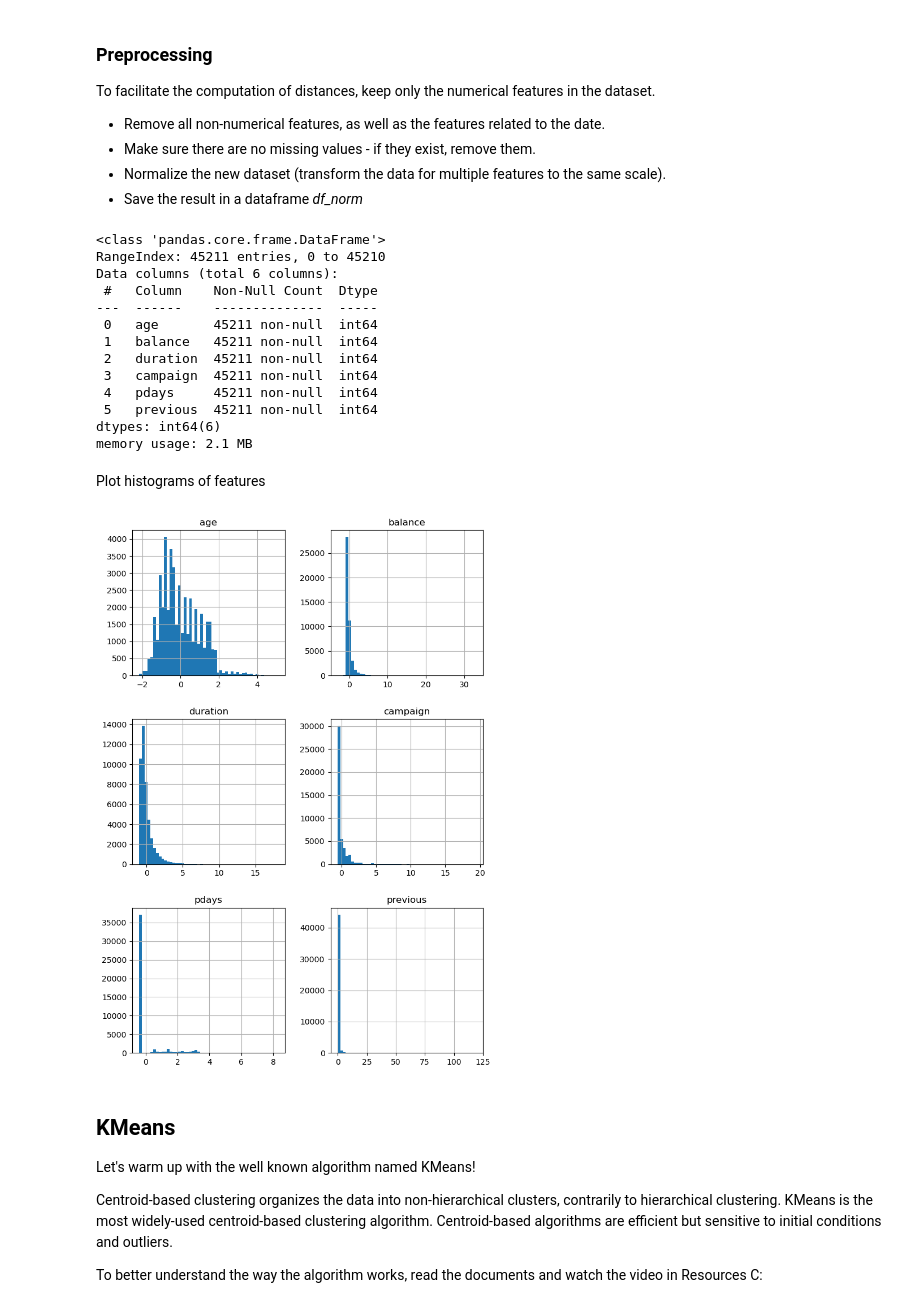
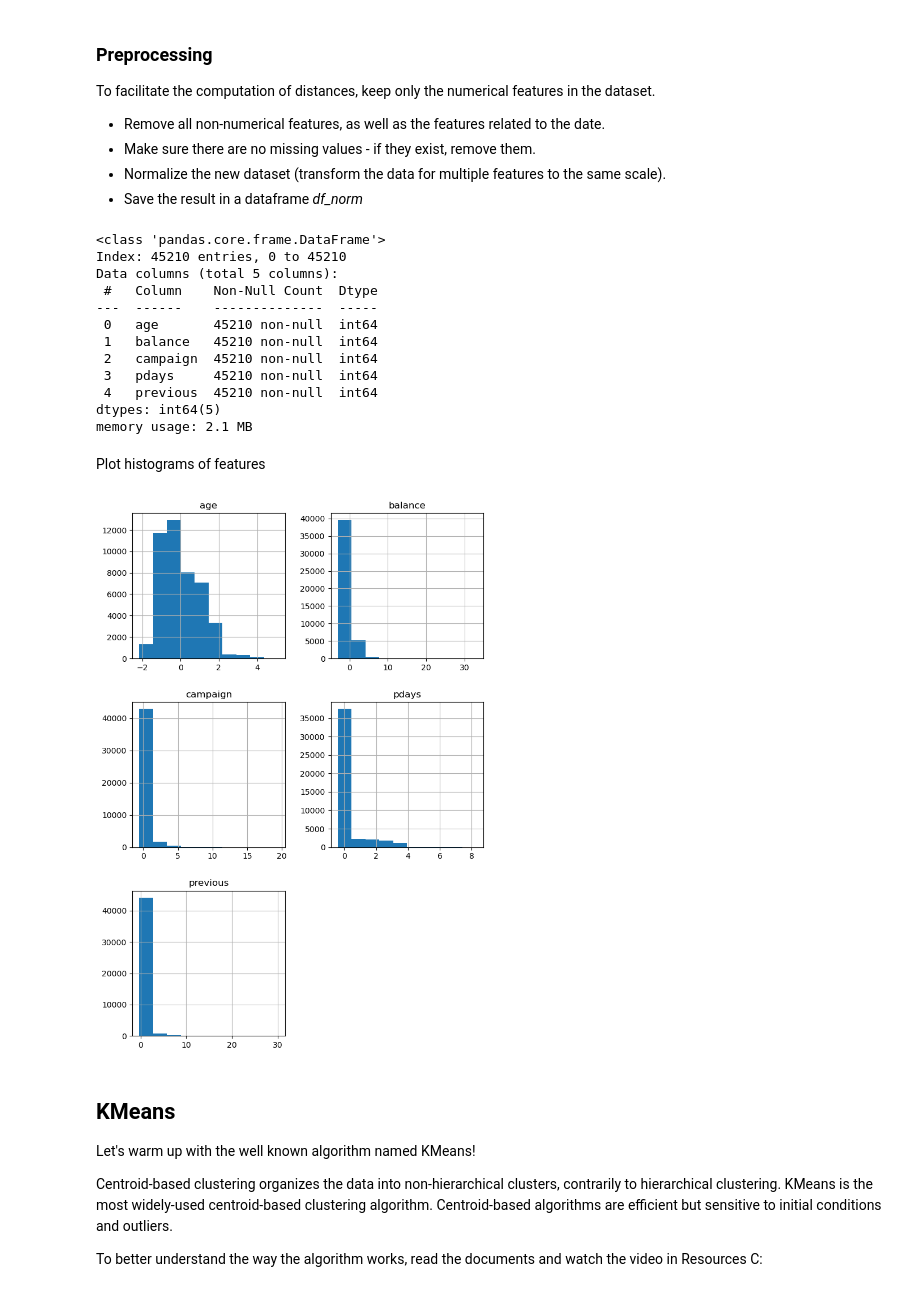
Before and after one commit to dubois-j/CampNum-ML2, a Jupyter notebook: ML2.3_clustering_intro/notebook/Clustering_v2.ipynb, the cells around one changed output. Saved outputs shown, nothing was run; the diff lists cells and outputs as text; code cells hidden in the pictures.

```diff
--- a/ML2.3_clustering_intro/notebook/Clustering_v2.ipynb
+++ b/ML2.3_clustering_intro/notebook/Clustering_v2.ipynb
@@ -114,23 +114,26 @@ col_num = df.columns[(df.dtypes==int) + (df.dtypes==float)]
 df_num = df[col_num]
 
 # Get rid of date related columns
-df_num = df_num.drop(columns=["day"], axis=1)
+df_num = df_num.drop(columns="day", axis=1)
+df_num = df_num.drop(columns="duration", axis=1)
+
+# Drop outlier
+df_num = df_num.drop(index=df_num["previous"].idxmax())
 
 # Makes sure there are no missing values
 df_num.info()
 # %% [output]
 <class 'pandas.core.frame.DataFrame'>
-RangeIndex: 45211 entries, 0 to 45210
-Data columns (total 6 columns):
+Index: 45210 entries, 0 to 45210
+Data columns (total 5 columns):
  #   Column    Non-Null Count  Dtype
 ---  ------    --------------  -----
- 0   age       45211 non-null  int64
- 1   balance   45211 non-null  int64
- 2   duration  45211 non-null  int64
- 3   campaign  45211 non-null  int64
- 4   pdays     45211 non-null  int64
- 5   previous  45211 non-null  int64
-dtypes: int64(6)
+ 0   age       45210 non-null  int64
+ 1   balance   45210 non-null  int64
+ 2   campaign  45210 non-null  int64
+ 3   pdays     45210 non-null  int64
+ 4   previous  45210 non-null  int64
+dtypes: int64(5)
 memory usage: 2.1 MB
 # %%
 # Normalize
@@ -143,10 +146,10 @@ df_norm = pd.DataFrame(df_norm, columns=df_num.columns)
 Plot histograms of features
 # %%
 # code here
-df_norm.hist(bins=50, figsize=(8,12))
+df_norm.hist(figsize=(8,12))
 plt.show()
 # %% [output]
-[figure, old version]
+[figure, new version]
 # %% [markdown]
 ## KMeans
 
```
Also changed, not shown: parts of 10 cells of this notebook.
